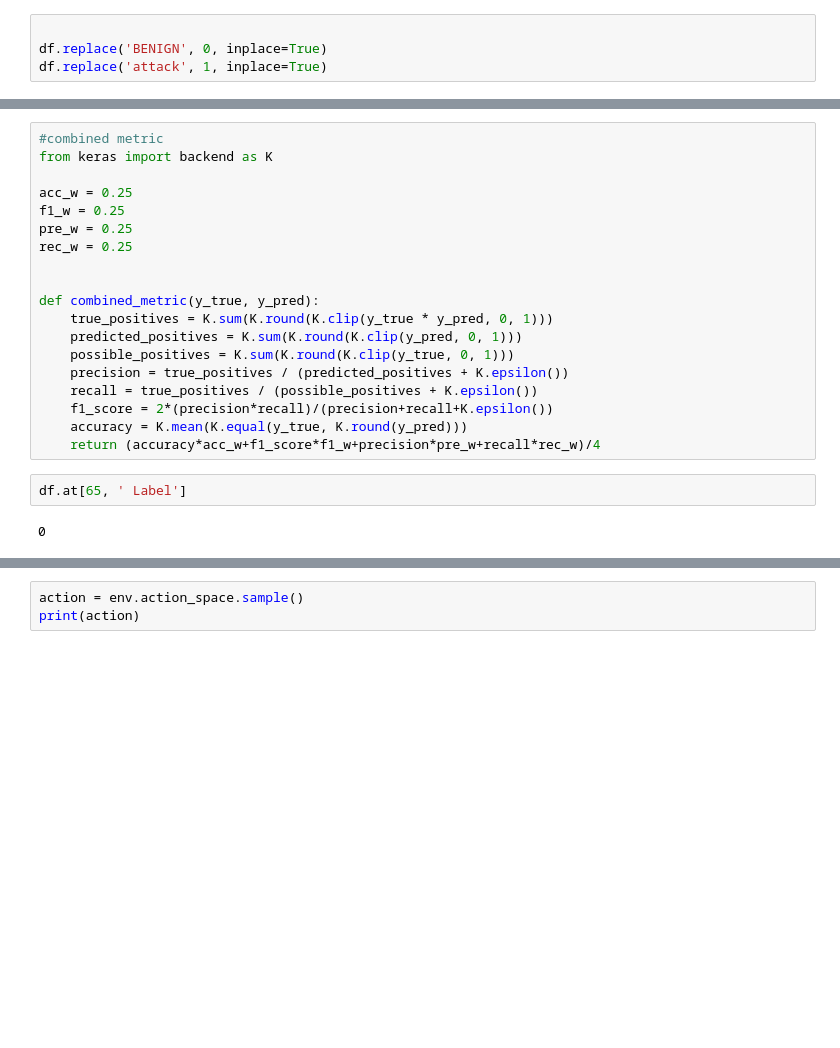
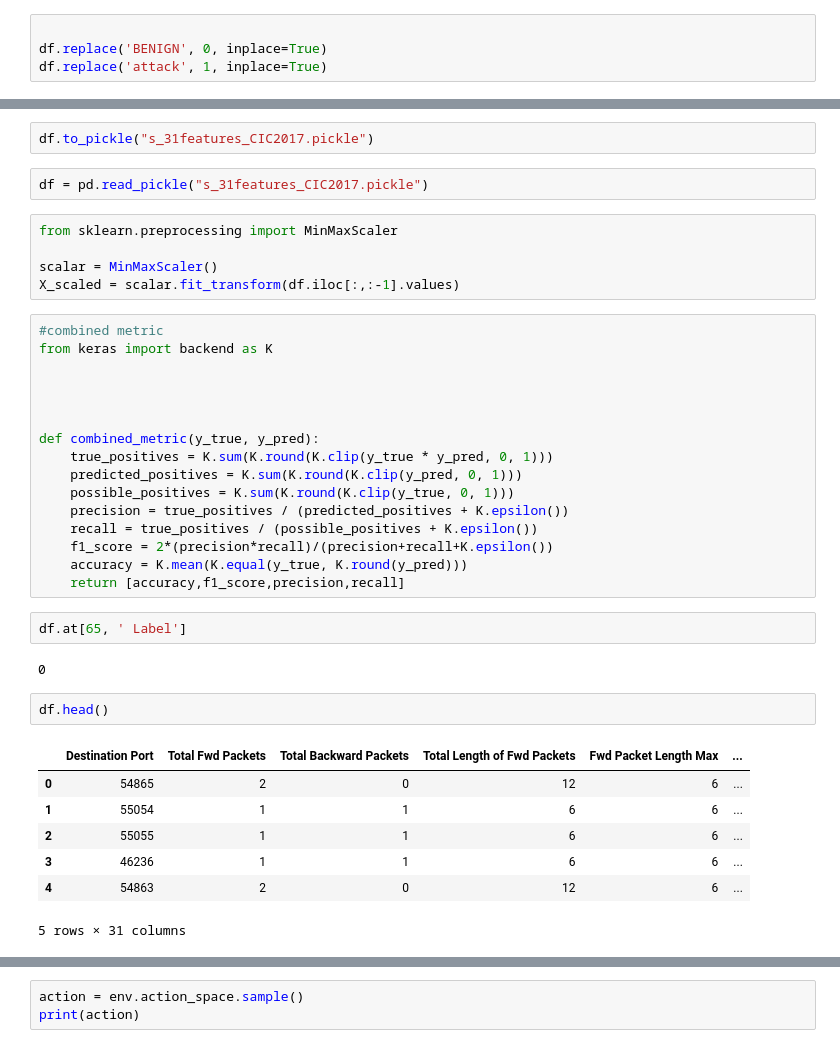
Before and after one commit to kahre96/master_IDS_ML, a Jupyter notebook: 2017_RL.ipynb, the cells around one changed output, grey strips where cells are left out. Cells and saved outputs as stored; diff of their text form; blank space fills up the shorter version.

```diff
--- a/2017_RL.ipynb
+++ b/2017_RL.ipynb
@@ -132,11 +179,17 @@ model.evaluate(x_test,y_test)
+# %%
+df.to_pickle("s_31features_CIC2017.pickle")
+# %%
+df = pd.read_pickle("s_31features_CIC2017.pickle")
+# %%
+from sklearn.preprocessing import MinMaxScaler
+
+scalar = MinMaxScaler()
+X_scaled = scalar.fit_transform(df.iloc[:,:-1].values)
 # %%
 #combined metric
 from keras import backend as K
 
-acc_w = 0.25
-f1_w = 0.25
-pre_w = 0.25
-rec_w = 0.25
+
 
 
 def combined_metric(y_true, y_pred):
@@ -147,8 +200,18 @@ def combined_metric(y_true, y_pred):
     recall = true_positives / (possible_positives + K.epsilon())
     f1_score = 2*(precision*recall)/(precision+recall+K.epsilon())
     accuracy = K.mean(K.equal(y_true, K.round(y_pred)))
-    return (accuracy*acc_w+f1_score*f1_w+precision*pre_w+recall*rec_w)/4
+    return [accuracy,f1_score,precision,recall]
 # %%
 df.at[65, ' Label']
 # %% [output]
 0
+# %%
+df.head()
+# %% [output]
+|  | Destination Port | Total Fwd Packets | Total Backward Packets | Total Length of Fwd Packets | Fwd Packet Length Max | ... |
+| 0 | 54865 | 2 | 0 | 12 | 6 | ... |
+| 1 | 55054 | 1 | 1 | 6 | 6 | ... |
+| 2 | 55055 | 1 | 1 | 6 | 6 | ... |
+| 3 | 46236 | 1 | 1 | 6 | 6 | ... |
+| 4 | 54863 | 2 | 0 | 12 | 6 | ... |
+5 rows × 31 columns
```
Also changed, not shown: parts of 31 cells of this notebook, 1 other file.
